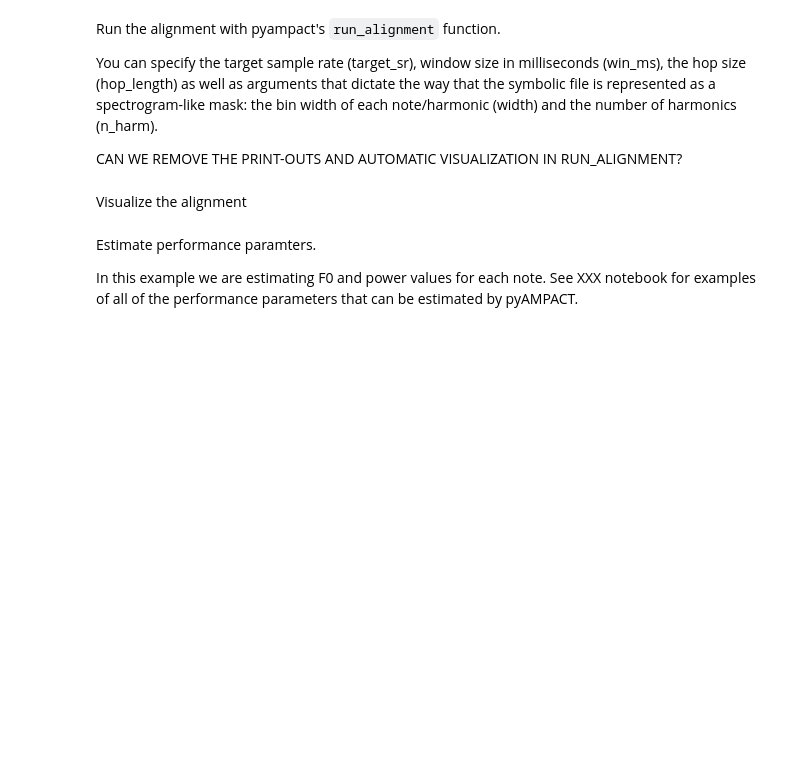
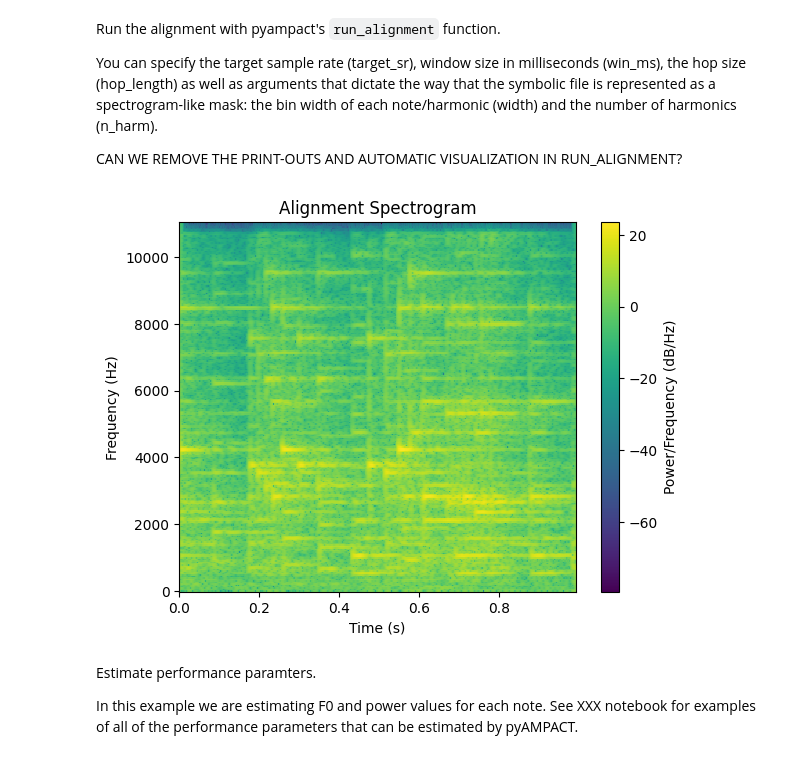
Before and after one commit to jcdevaney/pyAMPACTtutorials, a Jupyter notebook: 01-pyAMPACT_introduction.ipynb, the cells around one changed output. Cells and saved outputs as stored; diff of their text form; code cells hidden in the pictures; blank space fills up the shorter version.

```diff
--- a/01-pyAMPACT_introduction.ipynb
+++ b/01-pyAMPACT_introduction.ipynb
@@ -52,11 +52,13 @@ CAN WE REMOVE THE PRINT-OUTS AND AUTOMATIC VISUALIZATION IN RUN_ALIGNMENT?
 # %%
 target_sr = 4000
 win_ms = 100
 hop_length = 32
 width = 3
 n_harm = 3
 
+# Visualize the alignment with True flag
+
 res, dtw, spec, nmat = pyampact.run_alignment(
-    y, original_sr, piece, piece.nmats(), width, target_sr, n_harm, win_ms, hop_length)
+    y, original_sr, piece, piece.nmats(), width, target_sr, n_harm, win_ms, hop_length, True)
+# %% [output]
+[figure, added]
-# %% [markdown]
-Visualize the alignment
```
Also changed, not shown: parts of 4 cells of this notebook.
